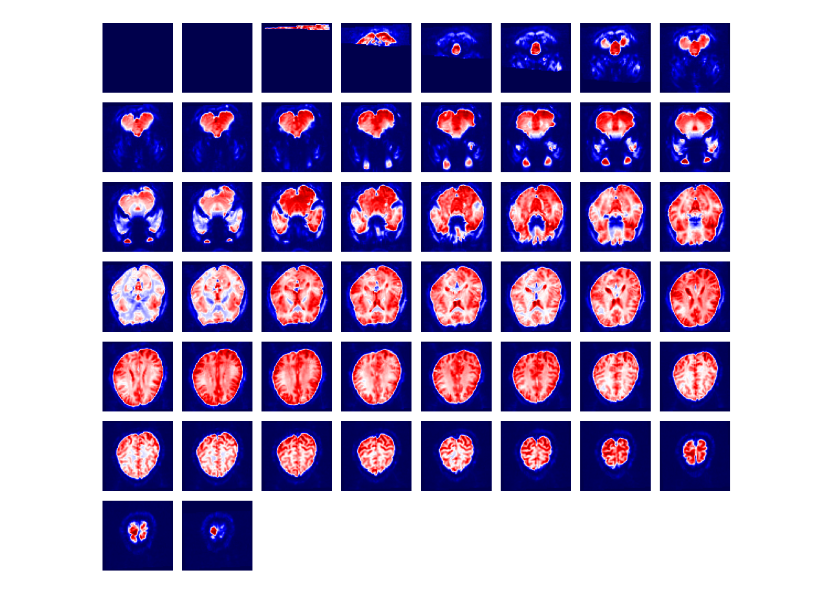
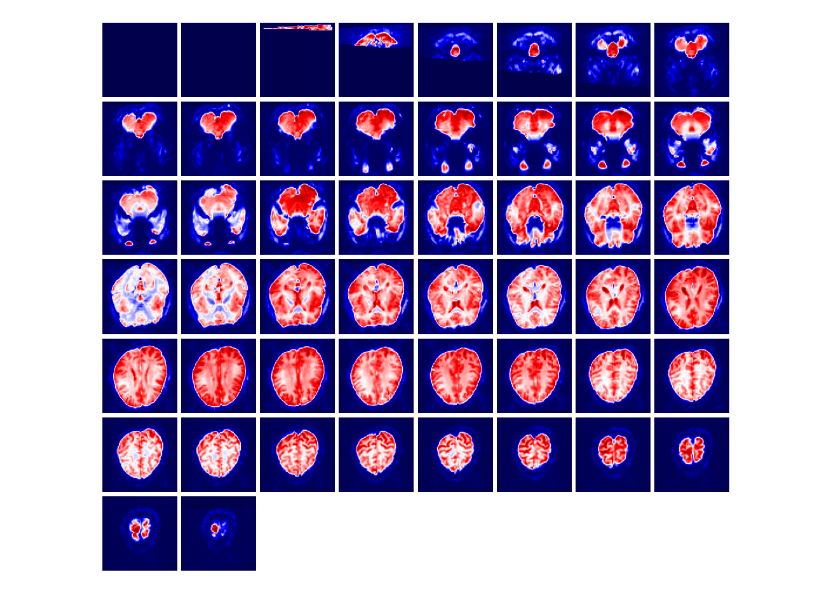
Before and after one commit to v15hv4/ViT-fMRI, a Jupyter notebook: dataviz2.ipynb, the cells around one changed output. Cells and saved outputs as stored; diff of their text form; code cells hidden in the pictures.

```diff
--- a/dataviz2.ipynb
+++ b/dataviz2.ipynb
@@ -16,12 +6,14 @@ train_dataset = GODData(subject="01", session_id="01", task="perception", train=
+# %%
+train_dataset = GODData(subject="01", session_id="01", task="perception", train=True)
 # %%
 for f, l in train_dataset:
     plt.figure(figsize=(10, 10))
     for slidx in range(f.shape[1]):
         plt.subplot(8, 8, slidx + 1)
-        plt.imshow(f[1, slidx, :, :], cmap="seismic")/home2/vishva.saravanan/projects/ViT-fMRI/lightning.ipynb
+        plt.imshow(f[1, slidx, :, :], cmap="seismic")
         plt.axis("off")
-    plt.tight_layout()
+    plt.tight_layout(pad=0.5)
     plt.show()
     break
 # %% [output]
-[figure, old version]
+[figure, new version]
```
Also changed, not shown: parts of 2 cells of this notebook, 6 other files.
